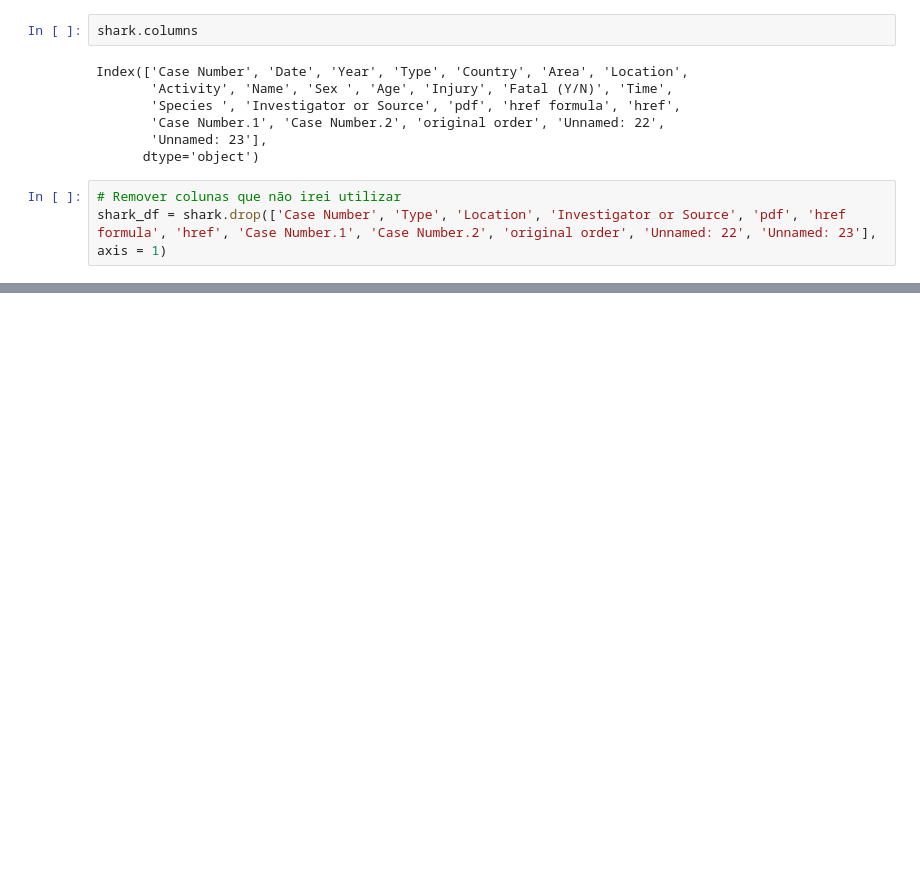
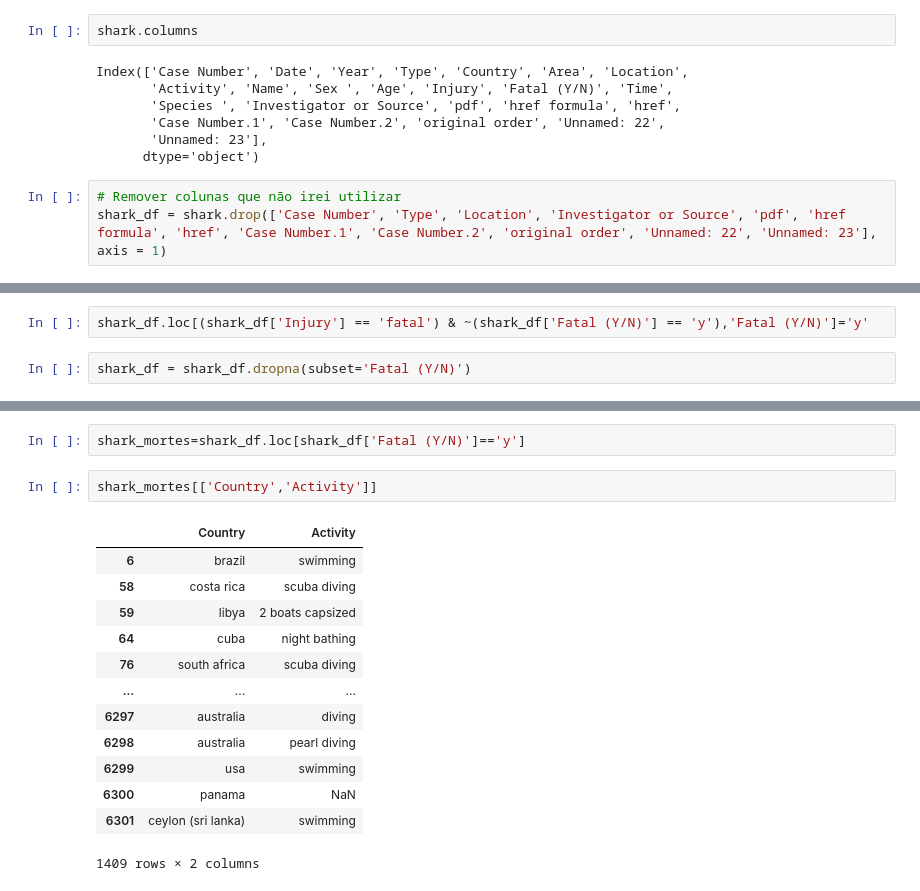
Before and after one commit to tchepaulo/Sharkattack, a Jupyter notebook: projetotubarao.ipynb, the cells around one changed output, grey strips where cells are left out. Drawn from its saved outputs; the diff is of its cells as text; blank space fills up the shorter version.

```diff
--- a/projetotubarao.ipynb
+++ b/projetotubarao.ipynb
@@ -137,0 +106,4 @@ shark_activity = shark['Activity'].str.lower()
+# %%
+shark_df.loc[(shark_df['Injury'] == 'fatal') & ~(shark_df['Fatal (Y/N)'] == 'y'),'Fatal (Y/N)']='y'
+# %%
+shark_df = shark_df.dropna(subset='Fatal (Y/N)')
@@ -137,0 +122,18 @@ shark_activity = shark['Activity'].str.lower()
+# %%
+shark_mortes=shark_df.loc[shark_df['Fatal (Y/N)']=='y']
+# %%
+shark_mortes[['Country','Activity']]
+# %% [output]
+|  | Country | Activity |
+| 6 | brazil | swimming |
+| 58 | costa rica | scuba diving |
+| 59 | libya | 2 boats capsized |
+| 64 | cuba | night bathing |
+| 76 | south africa | scuba diving |
+| ... | ... | ... |
+| 6297 | australia | diving |
+| 6298 | australia | pearl diving |
+| 6299 | usa | swimming |
+| 6300 | panama | NaN |
+| 6301 | ceylon (sri lanka) | swimming |
+1409 rows × 2 columns
```
Also changed, not shown: parts of 22 cells of this notebook, 3 other files.
